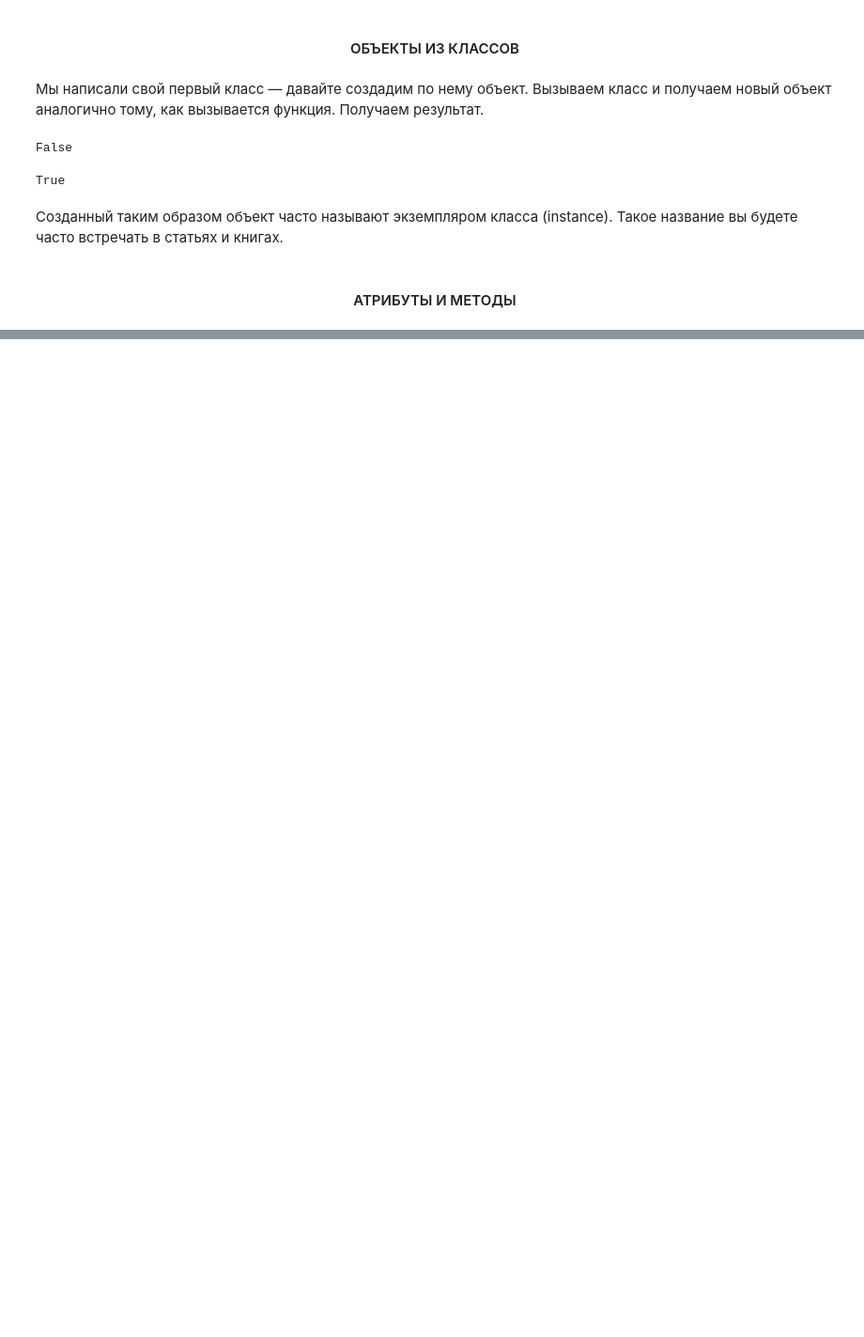
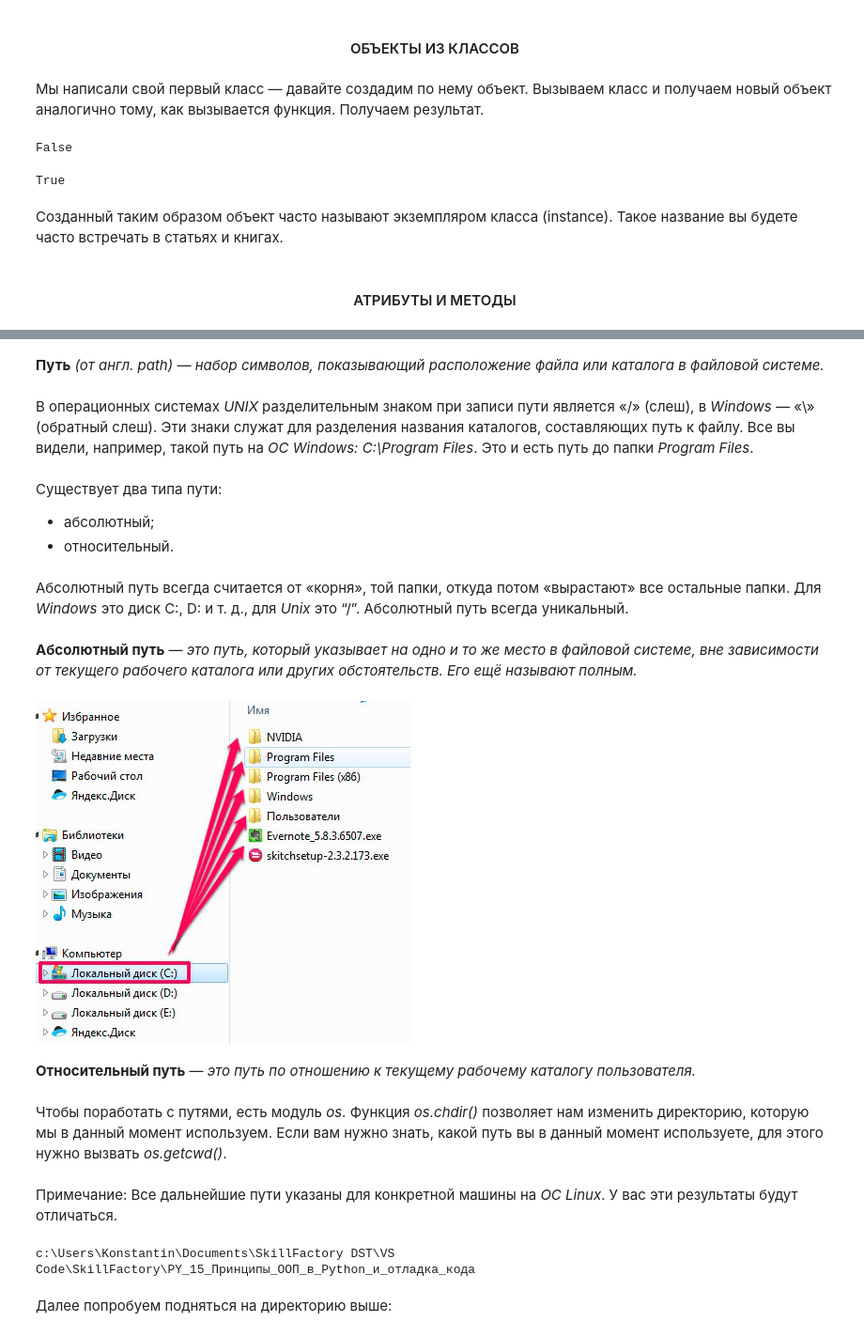
Before and after one commit to Dredox22/sf_data_science, a Jupyter notebook: SkillFactory/PY_15_Принципы_ООП_в_Python_и_отладка_кода/class.ipynb, the cells around one changed output, grey strips where cells are left out. Shown at 94% size. Saved outputs shown, nothing was run; the diff lists cells and outputs as text; code cells hidden in the pictures; blank space fills up the shorter version.

```diff
--- a/SkillFactory/PY_15_Принципы_ООП_в_Python_и_отладка_кода/class.ipynb
+++ b/SkillFactory/PY_15_Принципы_ООП_в_Python_и_отладка_кода/class.ipynb
@@ -193,0 +863,31 @@ True
+# %% [markdown]
+**Путь** *(от англ. path) — набор символов, показывающий расположение файла или каталога в файловой системе.*
+# %% [markdown]
+В операционных системах *UNIX* разделительным знаком при записи пути является «/» (слеш), в *Windows* — «\» (обратный слеш). Эти знаки служат для разделения названия каталогов, составляющих путь к файлу. Все вы видели, например, такой путь на *ОС Windows: C:\Program Files*. Это и есть путь до папки *Program Files*.
+# %% [markdown]
+Существует два типа пути:
+
+* абсолютный;
+* относительный.
+# %% [markdown]
+Абсолютный путь всегда считается от «корня», той папки, откуда потом «вырастают» все остальные папки. Для *Windows* это диск С:, D: и т. д., для *Unix* это “/”. Абсолютный путь всегда уникальный.
+# %% [markdown]
+**Абсолютный путь** — *это путь, который указывает на одно и то же место в файловой системе, вне зависимости от текущего рабочего каталога или других обстоятельств. Его ещё называют полным.*
+# %%
+Image("data/FPW_C3.4._1.png")
+# %% [output]
+[figure, added]
+# %% [markdown]
+**Относительный путь** — *это путь по отношению к текущему рабочему каталогу пользователя.*
+# %% [markdown]
+Чтобы поработать с путями, есть модуль *os*. Функция *os.chdir()* позволяет нам изменить директорию, которую мы в данный момент используем. Если вам нужно знать, какой путь вы в данный момент используете, для этого нужно вызвать *os.getcwd()*.
+# %% [markdown]
+Примечание: Все дальнейшие пути указаны для конкретной машины на *ОС Linux*. У вас эти результаты будут отличаться.
+# %%
+# получить текущий путь
+start_path = os.getcwd()
+print(start_path) # /home/nbuser/library
+# %% [output]
+c:\Users\Konstantin\Documents\SkillFactory DST\VS Code\SkillFactory\PY_15_Принципы_ООП_в_Python_и_отладка_кода
+# %% [markdown]
+Далее попробуем подняться на директорию выше:
```
Also changed, not shown: parts of 212 cells of this notebook, 8 other files.
